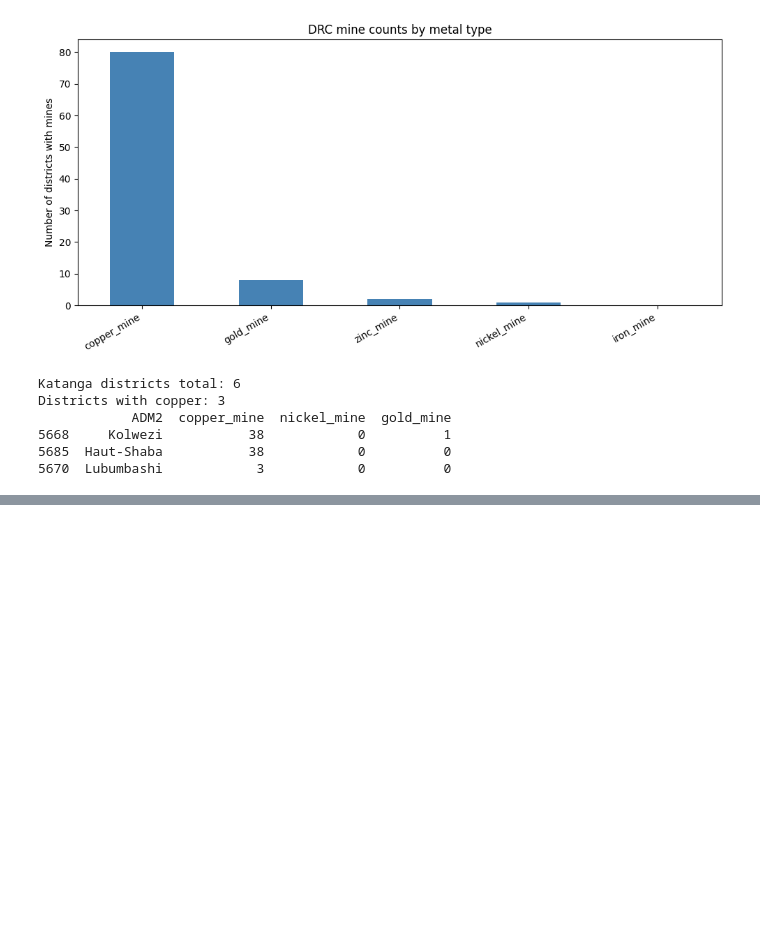
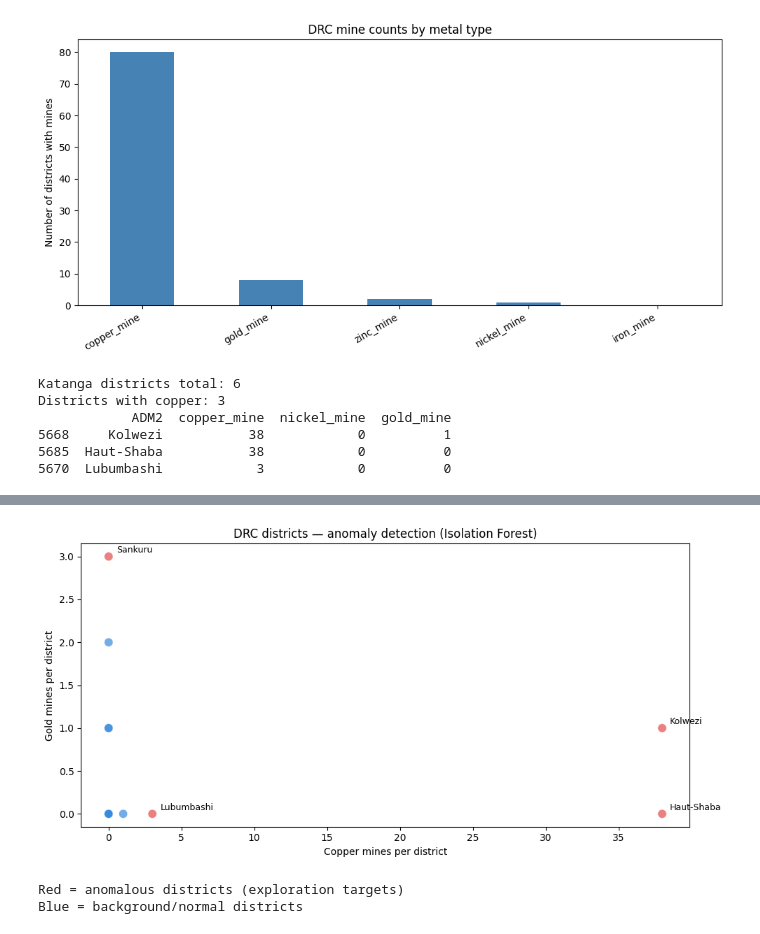
Before and after one commit to harold92342/copperbelt-geoai, a Jupyter notebook: notebooks/01_eda_mines_africa.ipynb, the cells around one changed output, grey strips where cells are left out. Cells and saved outputs as stored; diff of their text form; code cells hidden in the pictures; blank space fills up the shorter version.

Commit message:
feat: Sprint 3 - Isolation Forest anomaly detection on DRC mining districts

```diff
--- a/notebooks/01_eda_mines_africa.ipynb
+++ b/notebooks/01_eda_mines_africa.ipynb
@@ -167,0 +209,41 @@ Map updated with copper districts!
+# %%
+# Fix: work on a proper copy
+drc2 = drc.copy()
+drc2.loc[:, 'anomaly_score'] = model.fit_predict(drc_scaled)
+drc2.loc[:, 'anomaly'] = drc2['anomaly_score'].apply(lambda x: 'Anomaly' if x == -1 else 'Normal')
+
+# Visualize anomalies vs normal districts
+colors = drc2['anomaly'].map({'Anomaly': '#E24B4A', 'Normal': '#378ADD'})
+
+plt.figure(figsize=(10, 5))
+plt.scatter(
+    drc2['copper_mine'],
+    drc2['gold_mine'],
+    c=colors,
+    alpha=0.7,
+    s=80,
+    edgecolors='white',
+    linewidths=0.5
+)
+plt.xlabel('Copper mines per district')
+plt.ylabel('Gold mines per district')
+plt.title('DRC districts — anomaly detection (Isolation Forest)')
+
+# Label the anomalies
+for _, row in drc2[drc2['anomaly']=='Anomaly'].iterrows():
+    plt.annotate(
+        row['ADM2'],
+        (row['copper_mine'], row['gold_mine']),
+        textcoords='offset points',
+        xytext=(8, 4),
+        fontsize=9
+    )
+
+plt.tight_layout()
+plt.show()
+print("Red = anomalous districts (exploration targets)")
+print("Blue = background/normal districts")
+# %% [output]
+[figure, added]
+Red = anomalous districts (exploration targets)
+Blue = background/normal districts
```
Also changed, not shown: parts of 1 cell of this notebook.
